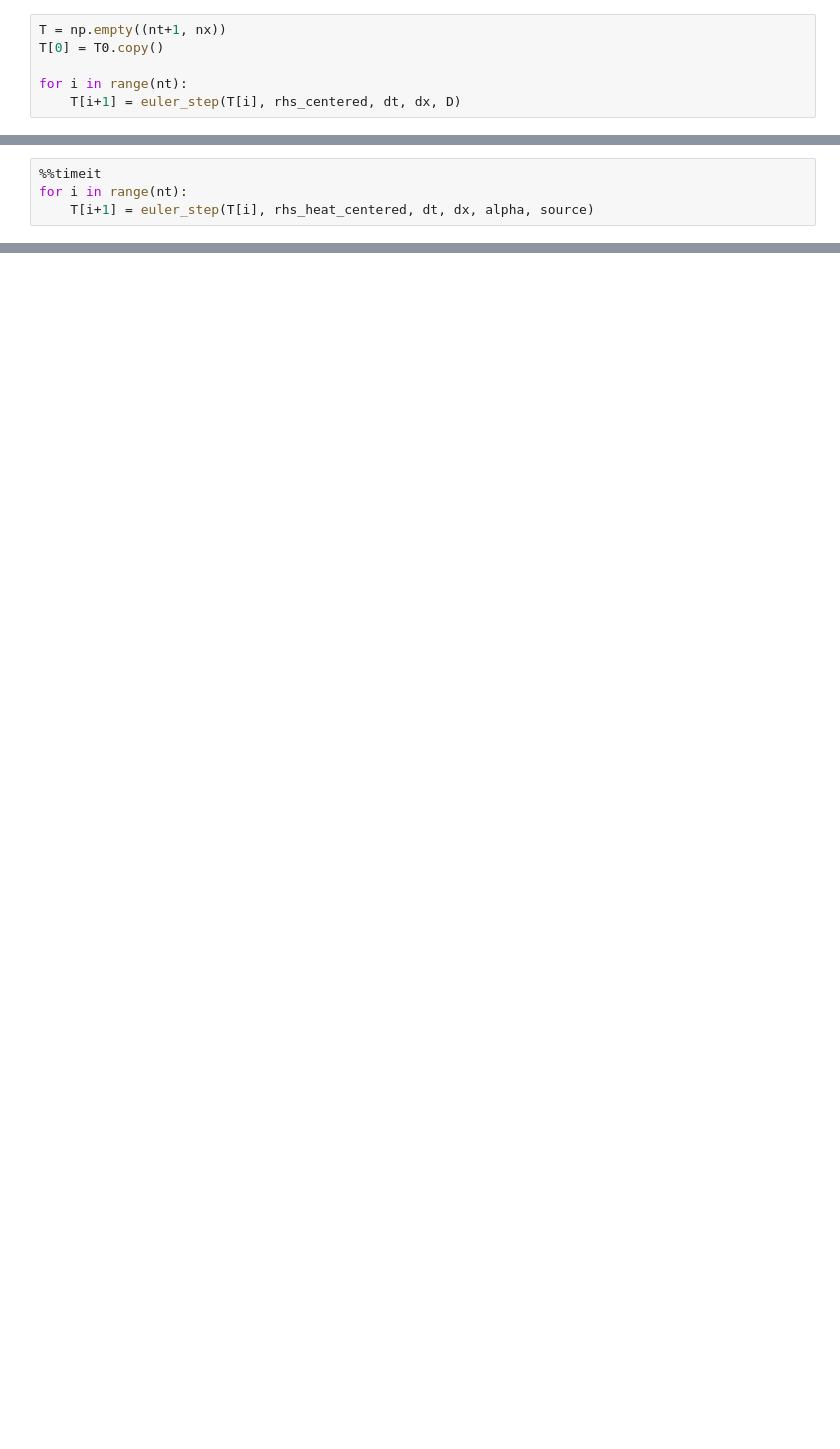
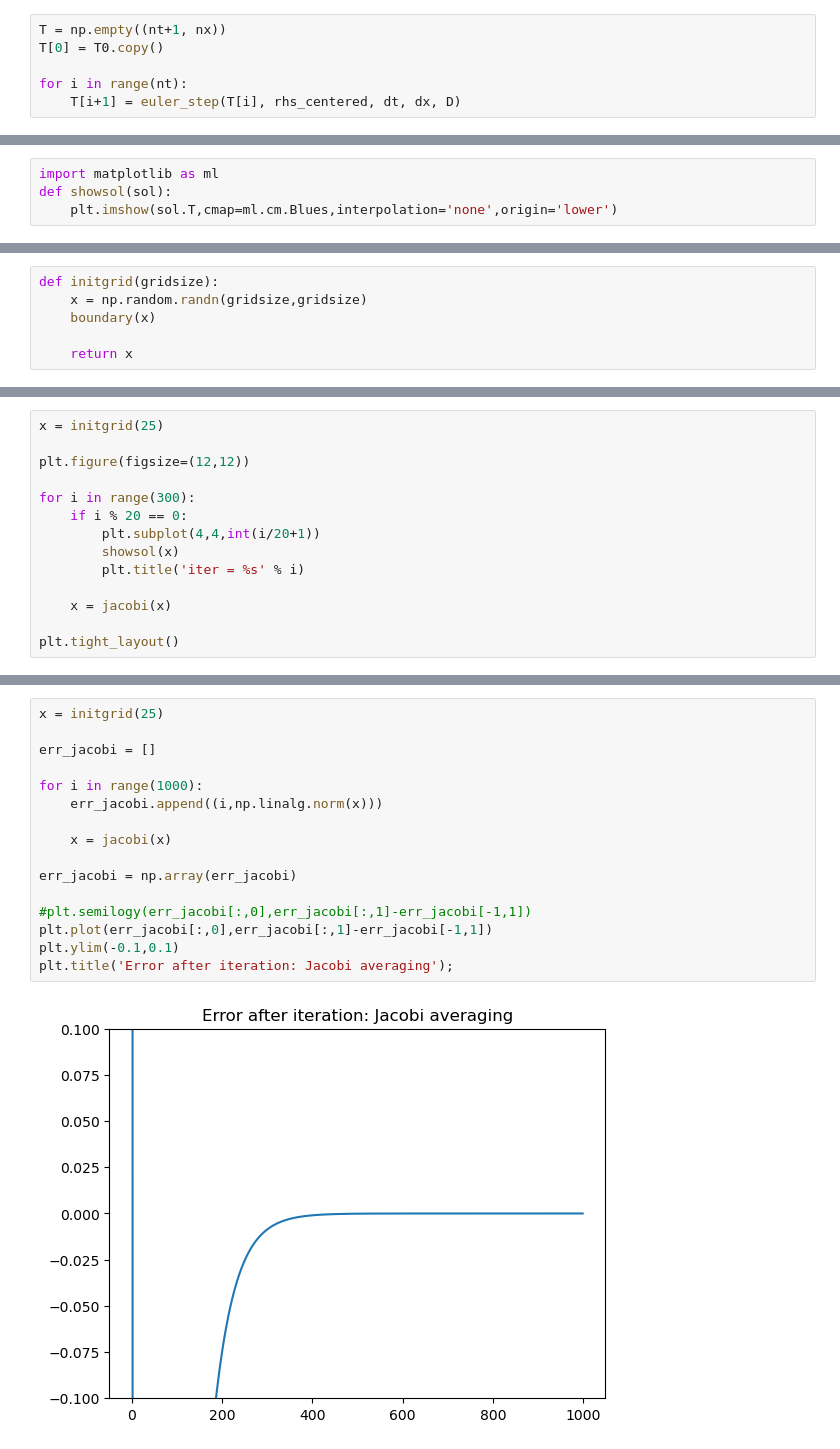
Before and after one commit to jmfullana/CalcSci, a Jupyter notebook: TP5/TP5.ipynb, the cells around one changed output, grey strips where cells are left out. Cells and saved outputs as stored; diff of their text form; blank space fills up the shorter version.

```diff
--- a/TP5/TP5.ipynb
+++ b/TP5/TP5.ipynb
@@ -402,4 +273,0 @@ T[0] = T0.copy()         # Set the initial condition
-# %%
-%%timeit
-for i in range(nt):
-    T[i+1] = euler_step(T[i], rhs_heat_centered, dt, dx, alpha, source)
@@ -562,0 +457,4 @@ print(x)
+# %%
+import matplotlib as ml
+def showsol(sol):
+    plt.imshow(sol.T,cmap=ml.cm.Blues,interpolation='none',origin='lower')
@@ -562,0 +481,6 @@ print(x)
+# %%
+def initgrid(gridsize):
+    x = np.random.randn(gridsize,gridsize)
+    boundary(x)
+
+    return x
@@ -562,0 +497,14 @@ print(x)
+# %%
+x = initgrid(25)
+
+plt.figure(figsize=(12,12))
+
+for i in range(300):
+    if i % 20 == 0:
+        plt.subplot(4,4,int(i/20+1))
+        showsol(x)
+        plt.title('iter = %s' % i)
+
+    x = jacobi(x)
+
+plt.tight_layout()
@@ -562,0 +516,18 @@ print(x)
+# %%
+x = initgrid(25)
+
+err_jacobi = []
+
+for i in range(1000):
+    err_jacobi.append((i,np.linalg.norm(x)))
+
+    x = jacobi(x)
+
+err_jacobi = np.array(err_jacobi)
+
+#plt.semilogy(err_jacobi[:,0],err_jacobi[:,1]-err_jacobi[-1,1])
+plt.plot(err_jacobi[:,0],err_jacobi[:,1]-err_jacobi[-1,1])
+plt.ylim(-0.1,0.1)
+plt.title('Error after iteration: Jacobi averaging');
+# %% [output]
+[figure, added]
```
Also changed, not shown: parts of 69 cells of this notebook.
